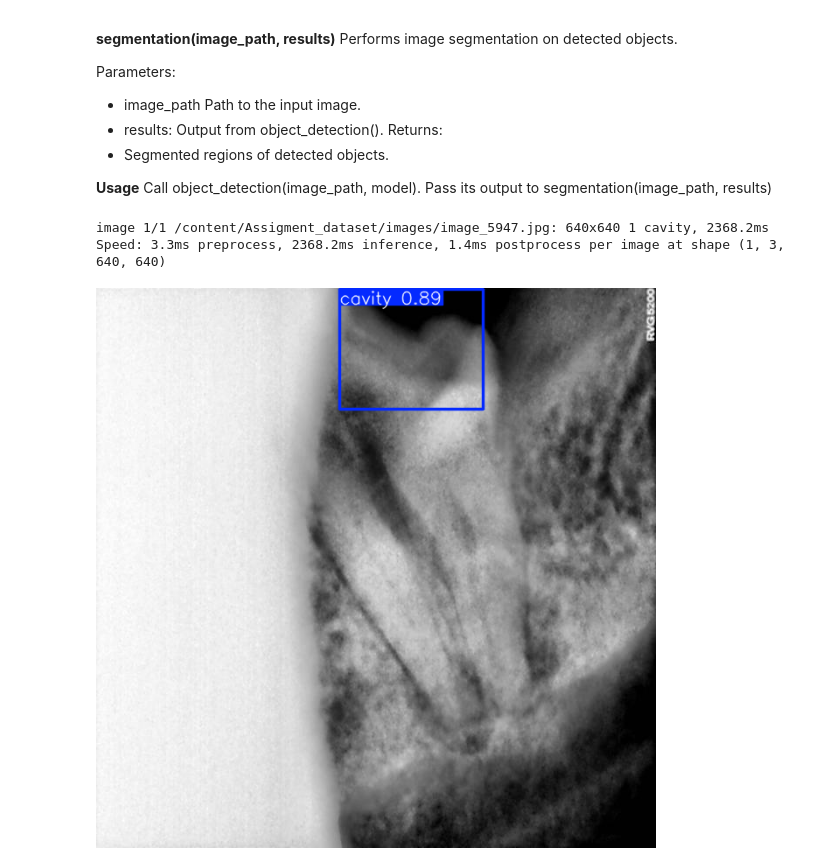
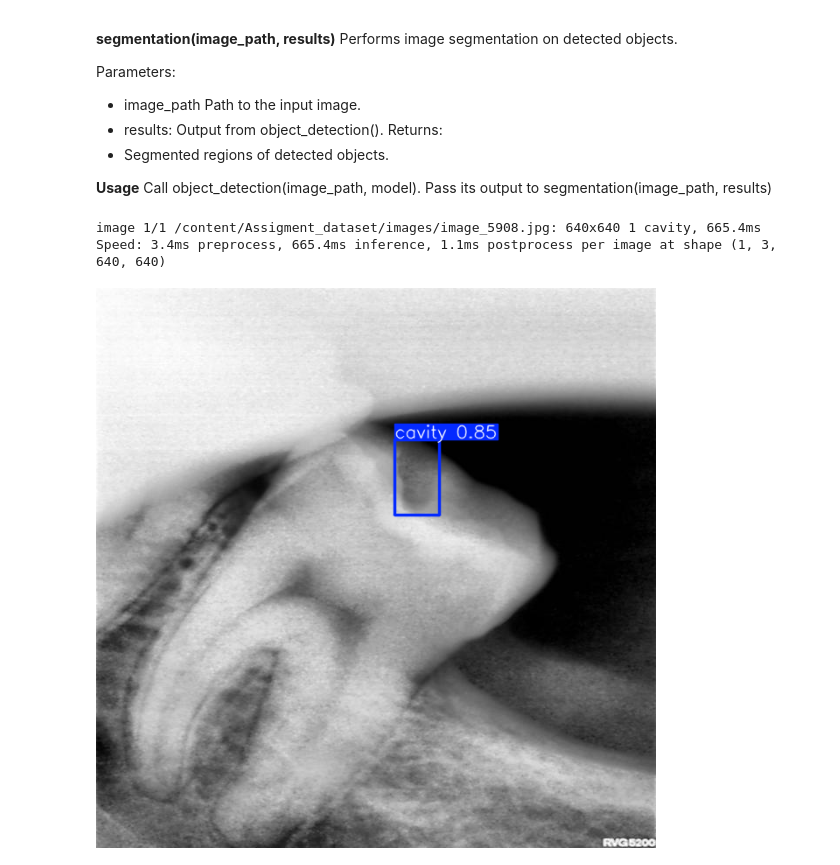
Before and after one commit to JitheshPavan/Data-Science-Intern---Coding-task, a Jupyter notebook: Inference.ipynb, the cells around one changed output. Cells and saved outputs as stored; diff of their text form; code cells hidden in the pictures.

```diff
--- a/Inference.ipynb
+++ b/Inference.ipynb
@@ -160,19 +166,18 @@ Returns:</br>
 Call object_detection(image_path, model).</br>
 Pass its output to segmentation(image_path, results)
 # %%
-model_path='last.pt'
+model_path='best.pt'
 from ultralytics import YOLO
 model = YOLO(model_path)
 # %%
 import random
 # %%
 image_path= 'Assigment_dataset/images/'+ random.choice(os.listdir('Assigment_dataset/images/'))
-results_list=[]
 results=object_detection(image_path,model)
 # %% [output]
-image 1/1 /content/Assigment_dataset/images/image_5947.jpg: 640x640 1 cavity, 2368.2ms
-Speed: 3.3ms preprocess, 2368.2ms inference, 1.4ms postprocess per image at shape (1, 3, 640, 640)
+image 1/1 /content/Assigment_dataset/images/image_5908.jpg: 640x640 1 cavity, 665.4ms
+Speed: 3.4ms preprocess, 665.4ms inference, 1.1ms postprocess per image at shape (1, 3, 640, 640)
-[figure, old version]
+[figure, new version]
 # %%
 segmentation(image_path,results)
 # %% [output]
```
Also changed, not shown: parts of 5 cells of this notebook.
